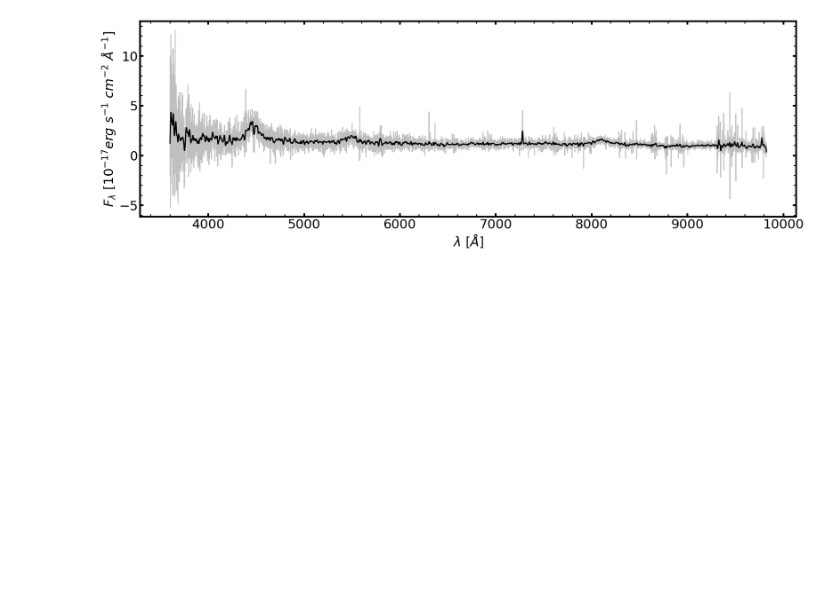
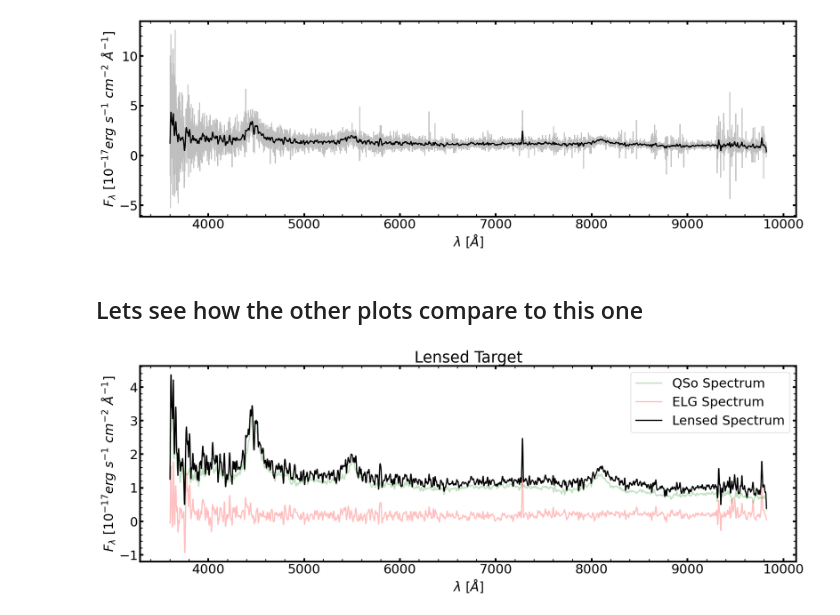
Before and after one commit to emcarthur123/QSL-ML, a Jupyter notebook: DESI_edr.ipynb, the cells around one changed output. Drawn from its saved outputs; the diff is of its cells as text; code cells hidden in the pictures; blank space fills up the shorter version.

Commit message:
Added the convolved plots of the elg and the qso before thyre subtracted to show how they match in the plot of the lensed spectrum

```diff
--- a/DESI_edr.ipynb
+++ b/DESI_edr.ipynb
@@ -596,3 +596,24 @@ plt.savefig('Lense_example')
 plt.show()
 # %% [output]
 [figure]
+# %% [markdown]
+## Lets see how the other plots compare to this one
+# %%
+plt.figure(figsize = (20, 6))
+
+Added_flux = flam_primary_elg + flam_primary
+
+plt.plot(lam_primary_elg, convolve(flam_primary, Gaussian1DKernel(5)), color = 'green', linestyle = 'solid', lw = 2.0, alpha = .25, label = 'QSo Spectrum')
+plt.plot(lam_primary_elg, convolve(flam_primary_elg, Gaussian1DKernel(5)), color = 'red', linestyle = 'solid', lw = 2.0, alpha = .25, label = 'ELG Spectrum')
+# Over-plotting smoothed spectra in black
+plt.plot(lam_primary_elg, convolve(Added_flux, Gaussian1DKernel(5)), color = 'k', lw = 2.0, label = 'Lensed Spectrum')
+
+plt.legend(loc = 'upper right')
+
+plt.title('Lensed Target')
+plt.xlabel('$\lambda$ [$\AA$]')
+plt.ylabel('$F_{\lambda}$ [$10^{-17} erg\ s^{-1}\ cm^{-2}\ \AA^{-1}$]')
+plt.savefig('Lense_example')
+plt.show()
+# %% [output]
+[figure, added]
```
Also changed, not shown: 1 other file.
